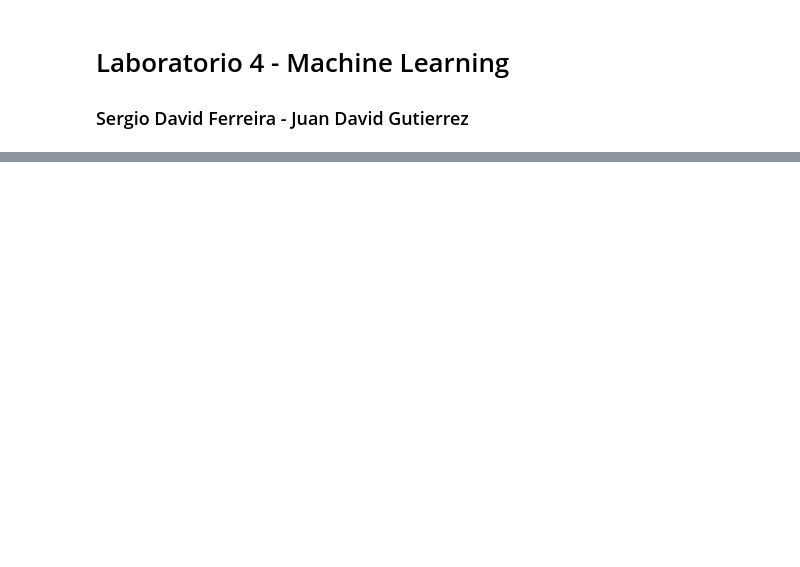
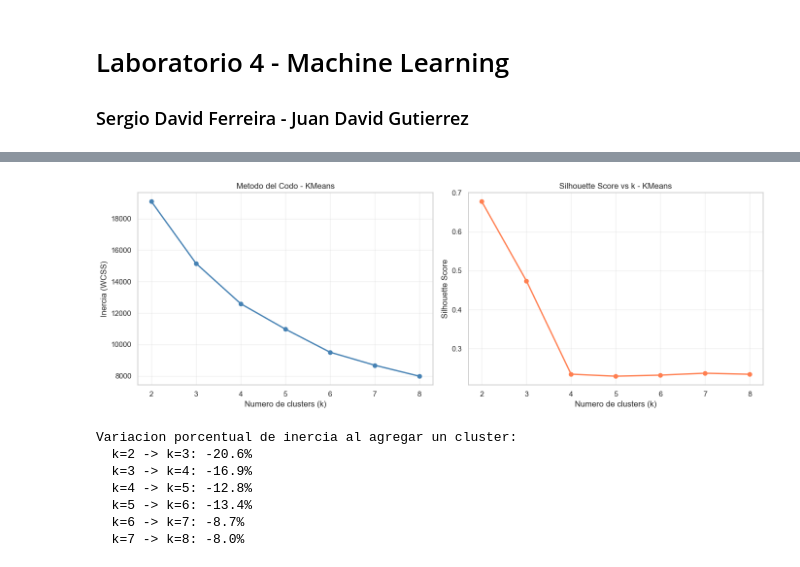
Before and after one commit to serferre2004/Laboratorios_MachineLearning, a Jupyter notebook: Laboratorio4/Laboratorio 4.ipynb, the cells around one changed output, grey strips where cells are left out. Drawn from its saved outputs; the diff is of its cells as text; code cells hidden in the pictures; blank space fills up the shorter version.

```diff
--- a/Laboratorio4/Laboratorio 4.ipynb
+++ b/Laboratorio4/Laboratorio 4.ipynb
@@ -299,0 +603,52 @@ display(
+# %%
+# Metodo del codo para KMeans
+
+preprocessor_for_elbow = clone(flight_preprocessor)
+X_transformed = preprocessor_for_elbow.fit_transform(search_data)
+
+inertias = []
+silhouettes = []
+k_range = range(2, 9)
+
+for k in k_range:
+    km = KMeans(n_clusters=k, n_init=20, init="k-means++", random_state=RANDOM_STATE)
+    labels = km.fit_predict(X_transformed)
+    inertias.append(km.inertia_)
+    if len(np.unique(labels)) > 1:
+        silhouettes.append(silhouette_score(X_transformed, labels))
+    else:
+        silhouettes.append(0)
+
+fig, axes = plt.subplots(1, 2, figsize=(14, 5))
+
+axes[0].plot(list(k_range), inertias, "o-", linewidth=2, color="steelblue")
+axes[0].set_xlabel("Numero de clusters (k)")
+axes[0].set_ylabel("Inercia (WCSS)")
+axes[0].set_title("Metodo del Codo - KMeans")
+axes[0].set_xticks(list(k_range))
+axes[0].grid(True, alpha=0.3)
+
+axes[1].plot(list(k_range), silhouettes, "o-", linewidth=2, color="coral")
+axes[1].set_xlabel("Numero de clusters (k)")
+axes[1].set_ylabel("Silhouette Score")
+axes[1].set_title("Silhouette Score vs k - KMeans")
+axes[1].set_xticks(list(k_range))
+axes[1].grid(True, alpha=0.3)
+
+plt.tight_layout()
+plt.show()
+
+inertia_diff = np.diff(inertias)
+inertia_diff_pct = inertia_diff / inertias[:-1] * 100
+print("\nVariacion porcentual de inercia al agregar un cluster:")
+for k, pct in zip(range(3, 9), inertia_diff_pct):
+    print(f"  k={k-1} -> k={k}: {pct:.1f}%")
+# %% [output]
+[figure, added]
+Variacion porcentual de inercia al agregar un cluster:
+  k=2 -> k=3: -20.6%
+  k=3 -> k=4: -16.9%
+  k=4 -> k=5: -12.8%
+  k=5 -> k=6: -13.4%
+  k=6 -> k=7: -8.7%
+  k=7 -> k=8: -8.0%
```
Also changed, not shown: parts of 44 cells of this notebook.
